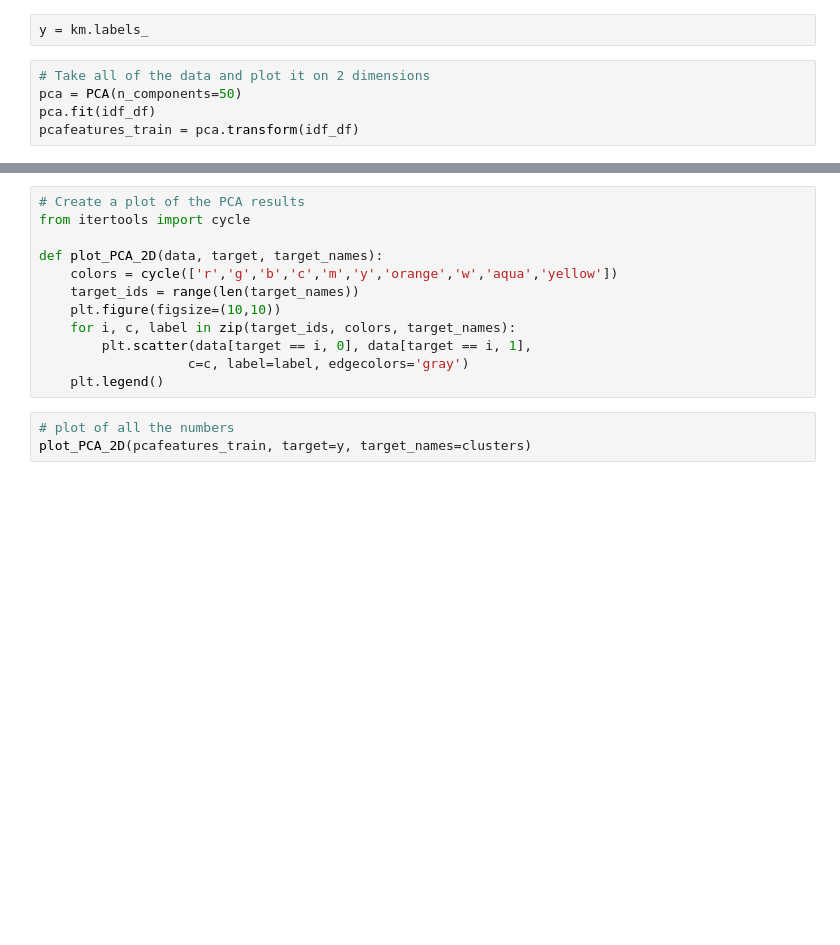
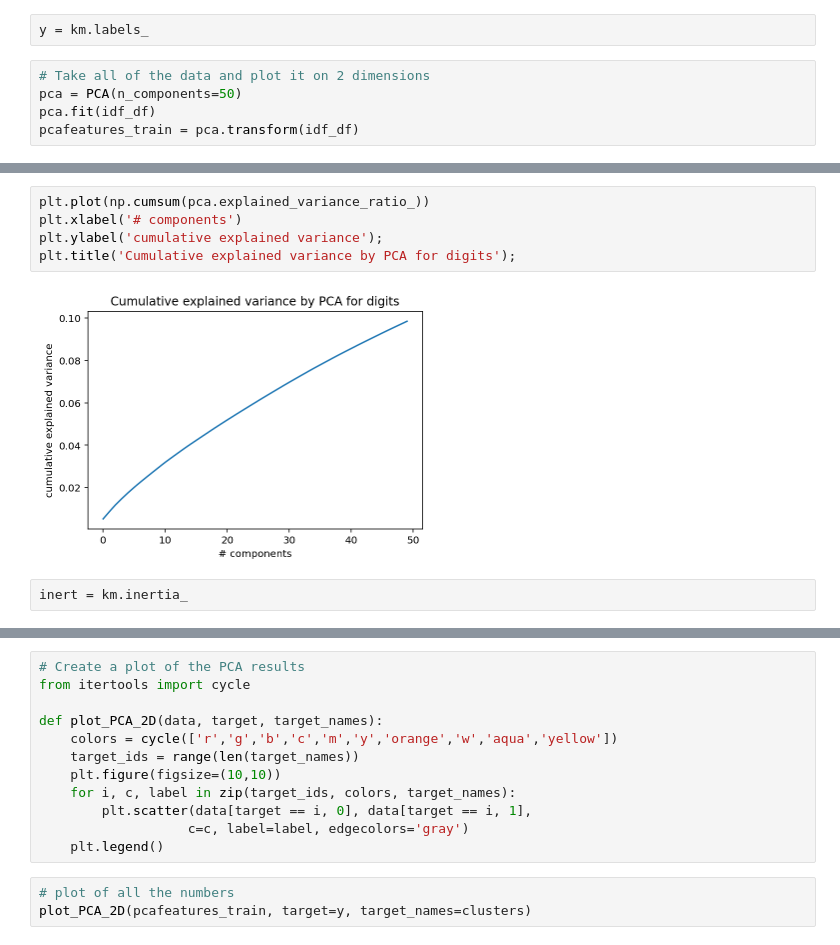
Before and after one commit to nhorton04/Reddit_Comments, a Jupyter notebook: askreddit_plotted_clusters-STOPWORDS-Copy1.ipynb, the cells around one changed output, grey strips where cells are left out. Cells and saved outputs as stored; diff of their text form; blank space fills up the shorter version.

```diff
--- a/askreddit_plotted_clusters-STOPWORDS-Copy1.ipynb
+++ b/askreddit_plotted_clusters-STOPWORDS-Copy1.ipynb
@@ -187,0 +155,9 @@ pcafeatures_train = pca.transform(idf_df)
+# %%
+plt.plot(np.cumsum(pca.explained_variance_ratio_))
+plt.xlabel('# components')
+plt.ylabel('cumulative explained variance');
+plt.title('Cumulative explained variance by PCA for digits');
+# %% [output]
+[figure, added]
+# %%
+inert = km.inertia_
```
Also changed, not shown: parts of 15 cells of this notebook, 36 other files.
